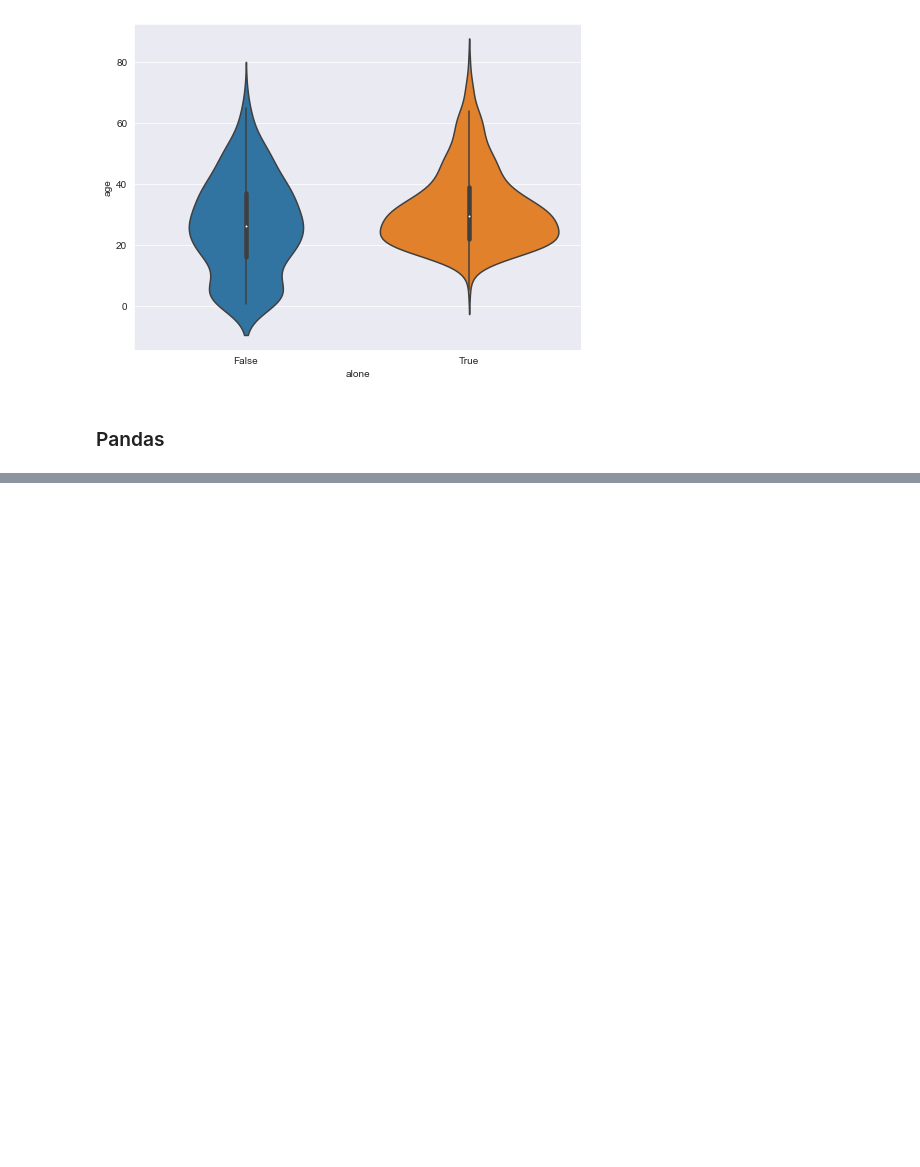
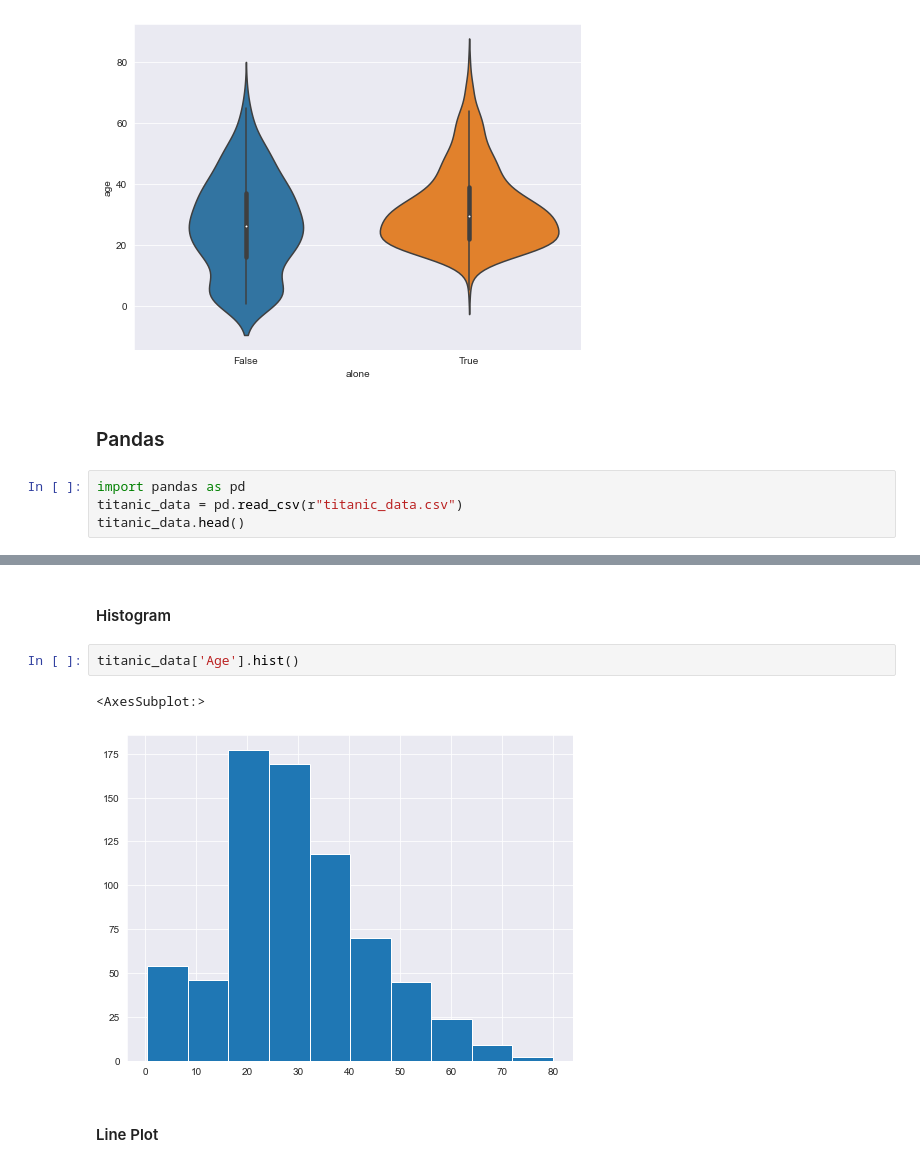
Before and after one commit to LocrianBird/datasets_preps, a Jupyter notebook: Quill.ipynb, the cells around one changed output, grey strips where cells are left out. Drawn from its saved outputs; the diff is of its cells as text; blank space fills up the shorter version.

Commit message:
Pandas fin and exercise done

```diff
--- a/Quill.ipynb
+++ b/Quill.ipynb
@@ -292,3 +292,7 @@ sns.violinplot(x='alone', y='age', data=titanic_data)
 [figure]
 # %% [markdown]
 ### Pandas
+# %%
+import pandas as pd
+titanic_data = pd.read_csv(r"titanic_data.csv")
+titanic_data.head()
@@ -294,0 +306,9 @@ sns.violinplot(x='alone', y='age', data=titanic_data)
+# %% [markdown]
+#### Histogram
+# %%
+titanic_data['Age'].hist()
+# %% [output]
+<AxesSubplot:>
+[figure, added]
+# %% [markdown]
+#### Line Plot
```
Also changed, not shown: parts of 12 cells of this notebook.
